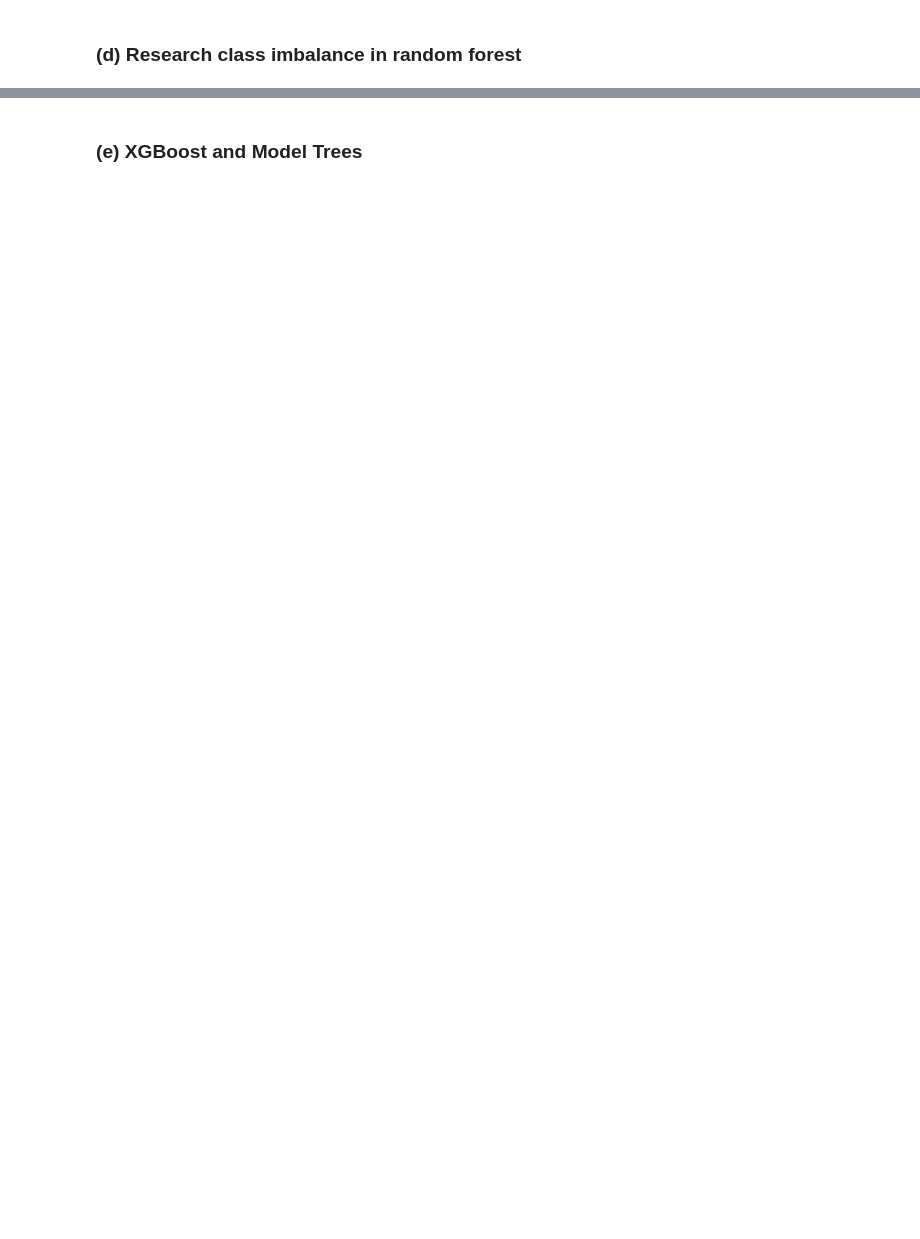
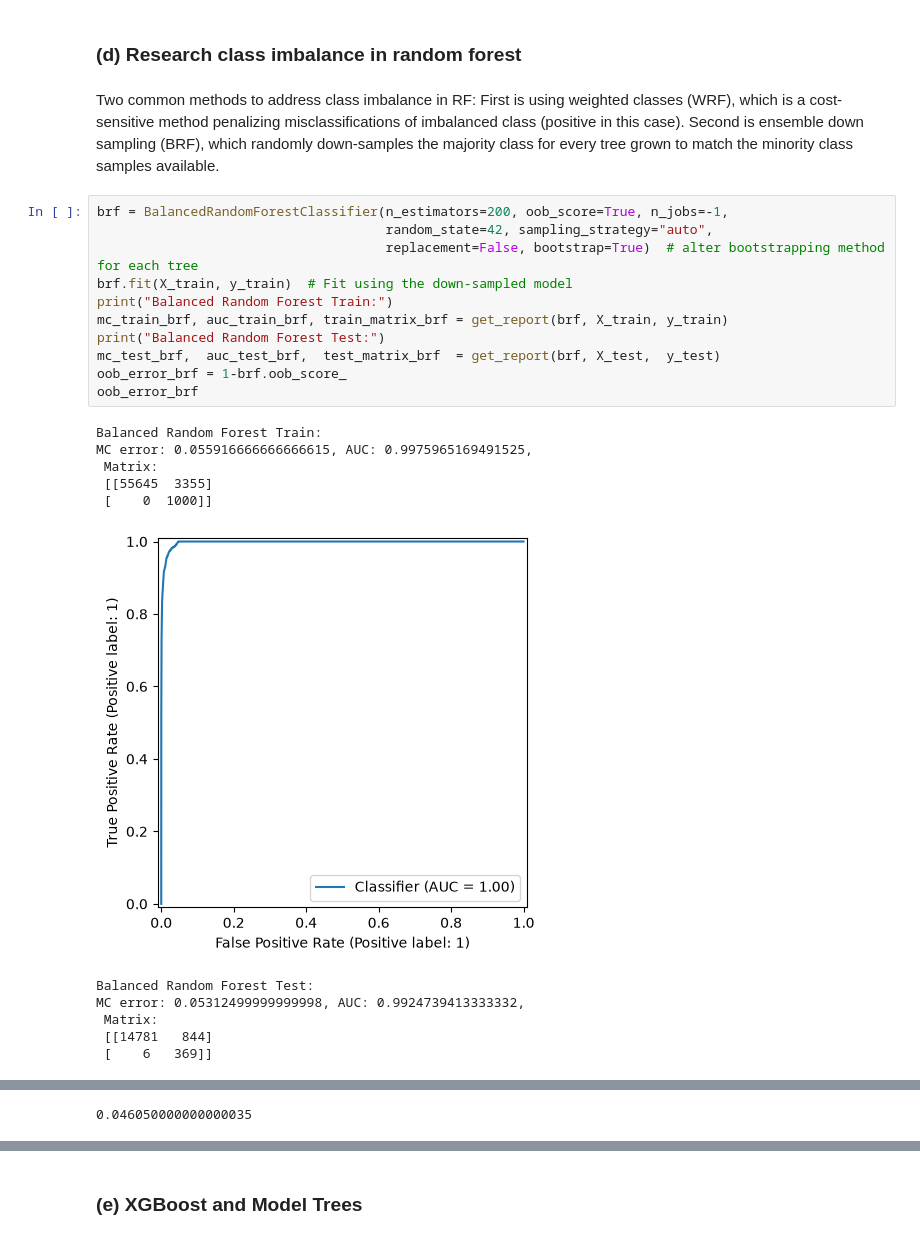
Before and after one commit to ttl229/DSCI552-HW6, a Jupyter notebook: notebook/Leonez_Teresa_HW6.ipynb, the cells around one changed output, grey strips where cells are left out. Drawn from its saved outputs; the diff is of its cells as text; blank space fills up the shorter version.

```diff
--- a/notebook/Leonez_Teresa_HW6.ipynb
+++ b/notebook/Leonez_Teresa_HW6.ipynb
@@ -35,2 +196,27 @@ ModuleNotFoundError: No module named 'scikitlearn'
 # %% [markdown]
 ### (d) Research class imbalance in random forest
+# %% [markdown]
+Two common methods to address class imbalance in RF: First is using weighted classes (WRF), which is a cost-sensitive method penalizing misclassifications of imbalanced class (positive in this case). Second is ensemble down sampling (BRF), which randomly down-samples the majority class for every tree grown to match the minority class samples available.
+# %%
+brf = BalancedRandomForestClassifier(n_estimators=200, oob_score=True, n_jobs=-1,
+                                     random_state=42, sampling_strategy="auto",
+                                     replacement=False, bootstrap=True)  # alter bootstrapping method for each tree
+brf.fit(X_train, y_train)  # Fit using the down-sampled model
+print("Balanced Random Forest Train:")
+mc_train_brf, auc_train_brf, train_matrix_brf = get_report(brf, X_train, y_train)
+print("Balanced Random Forest Test:")
+mc_test_brf,  auc_test_brf,  test_matrix_brf  = get_report(brf, X_test,  y_test)
+oob_error_brf = 1-brf.oob_score_
+oob_error_brf
+# %% [output]
+Balanced Random Forest Train:
+MC error: 0.055916666666666615, AUC: 0.9975965169491525,
+ Matrix:
+ [[55645  3355]
+ [    0  1000]]
+[figure, added]
+Balanced Random Forest Test:
+MC error: 0.05312499999999998, AUC: 0.9924739413333332,
+ Matrix:
+ [[14781   844]
+ [    6   369]]
@@ -36,0 +224 @@ ModuleNotFoundError: No module named 'scikitlearn'
+0.046050000000000035
```
Also changed, not shown: parts of 33 cells of this notebook, 3 other files.
